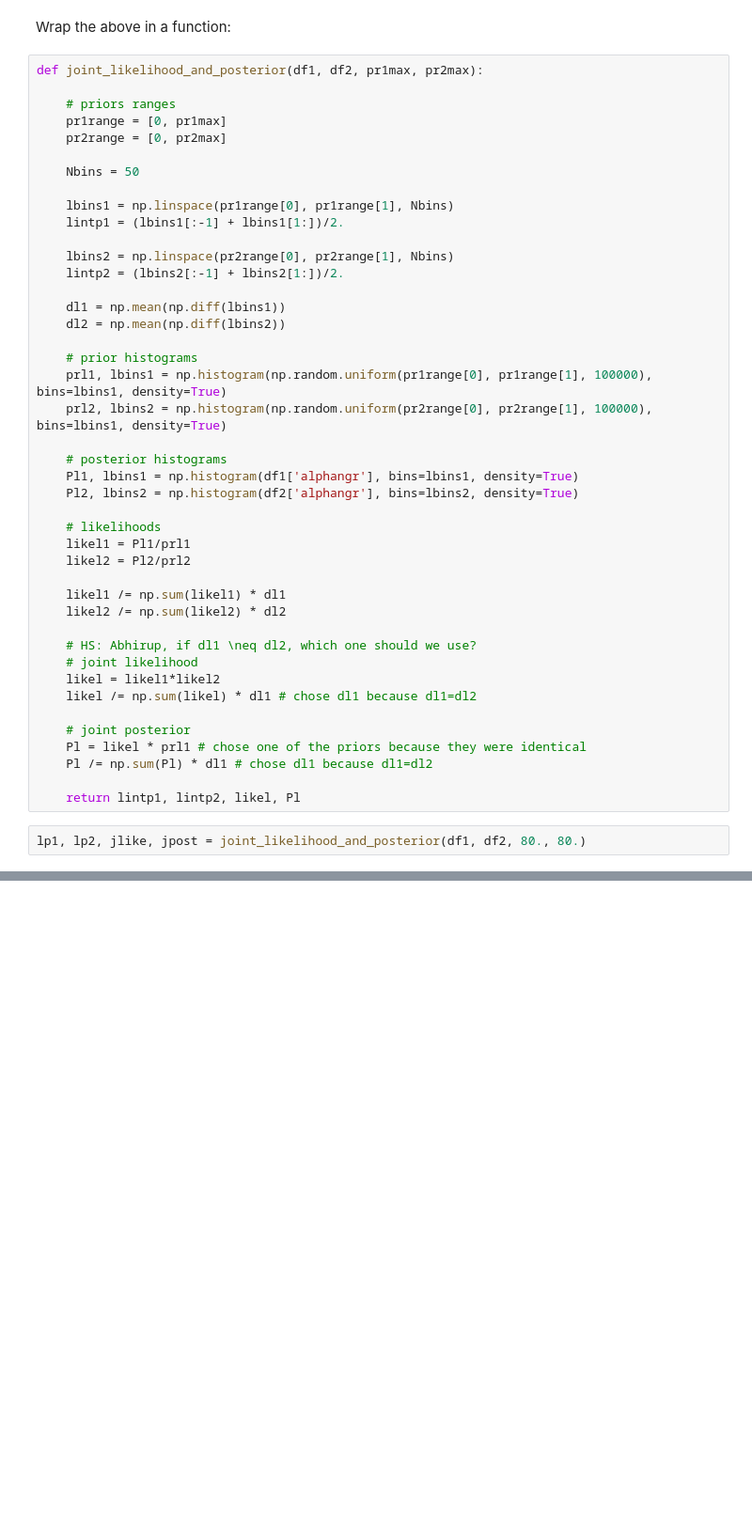
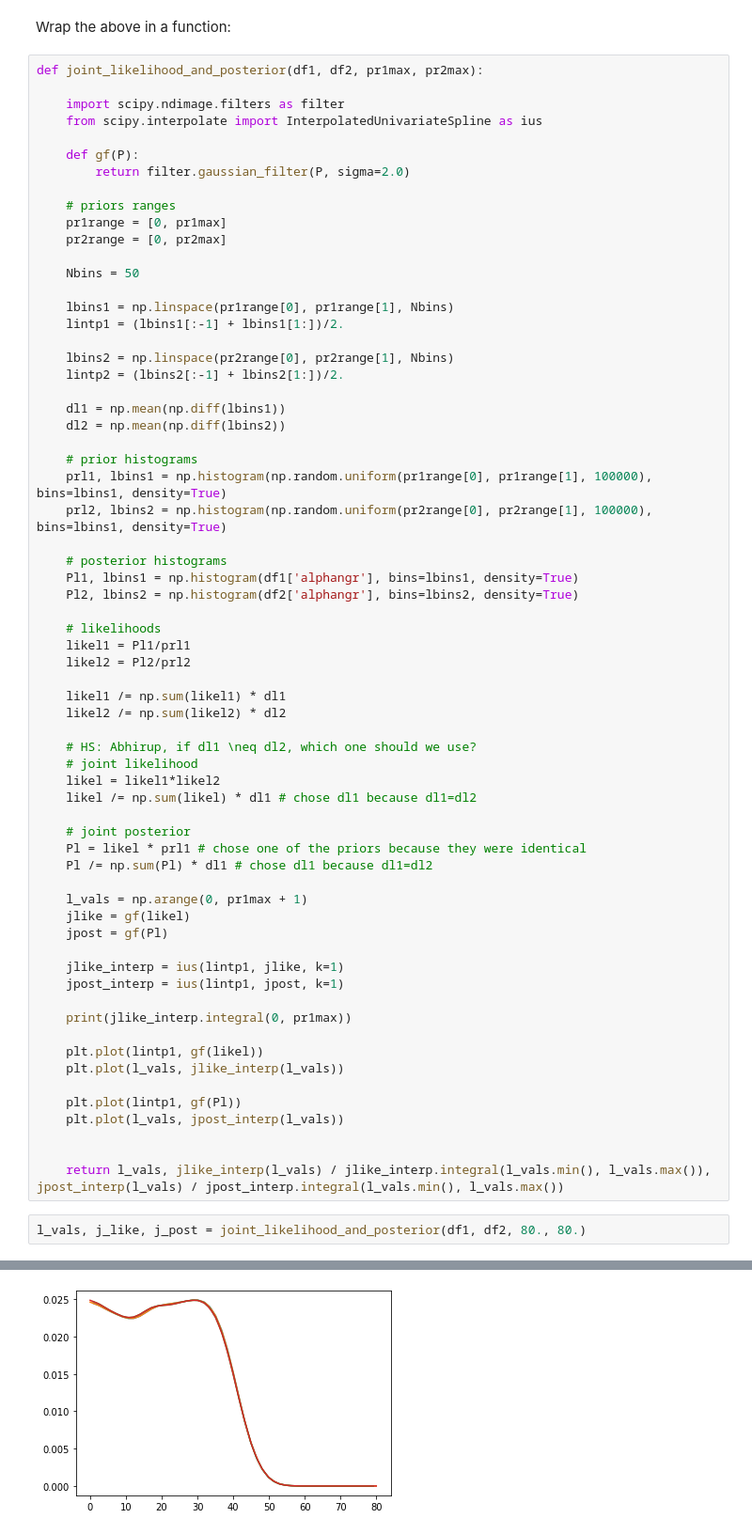
Before and after one commit to abhirup-ghosh/spinqnm, a Jupyter notebook: papers/paper_alt_theor_bounds/jnb/compute_joint_posteriors_likelihoods.ipynb, the cells around one changed output, grey strips where cells are left out. Shown at 94% size. Saved outputs shown, nothing was run; the diff lists cells and outputs as text; blank space fills up the shorter version.

```diff
--- a/papers/paper_alt_theor_bounds/jnb/compute_joint_posteriors_likelihoods.ipynb
+++ b/papers/paper_alt_theor_bounds/jnb/compute_joint_posteriors_likelihoods.ipynb
@@ -101,6 +101,12 @@ plt.ylim([0,0.03])
 Wrap the above in a function:
 # %%
 def joint_likelihood_and_posterior(df1, df2, pr1max, pr2max):
+
+    import scipy.ndimage.filters as filter
+    from scipy.interpolate import InterpolatedUnivariateSpline as ius
+
+    def gf(P):
+        return filter.gaussian_filter(P, sigma=2.0)
 
     # priors ranges
     pr1range = [0, pr1max]
@@ -141,6 +147,23 @@ def joint_likelihood_and_posterior(df1, df2, pr1max, pr2max):
     Pl = likel * prl1 # chose one of the priors because they were identical
     Pl /= np.sum(Pl) * dl1 # chose dl1 because dl1=dl2
 
-    return lintp1, lintp2, likel, Pl
+    l_vals = np.arange(0, pr1max + 1)
+    jlike = gf(likel)
+    jpost = gf(Pl)
+
+    jlike_interp = ius(lintp1, jlike, k=1)
+    jpost_interp = ius(lintp1, jpost, k=1)
+
+    print(jlike_interp.integral(0, pr1max))
+
+    plt.plot(lintp1, gf(likel))
+    plt.plot(l_vals, jlike_interp(l_vals))
+
+    plt.plot(lintp1, gf(Pl))
+    plt.plot(l_vals, jpost_interp(l_vals))
+
+
+    return l_vals, jlike_interp(l_vals) / jlike_interp.integral(l_vals.min(), l_vals.max()), jpost_interp(l_vals) / jpost_interp.integral(l_vals.min(), l_vals.max())
 # %%
-lp1, lp2, jlike, jpost = joint_likelihood_and_posterior(df1, df2, 80., 80.)
+l_vals, j_like, j_post = joint_likelihood_and_posterior(df1, df2, 80., 80.)
+# %% [output]
@@ -147,3 +171,4 @@ lp1, lp2, jlike, jpost = joint_likelihood_and_posterior(df1, df2, 80., 80.)
+[figure, added]
 # %%
 plt.plot(lp1, gf(jlike))
 plt.plot(lp1, gf(jpost))
```
Also changed, not shown: parts of 6 cells of this notebook, 7 other files.
